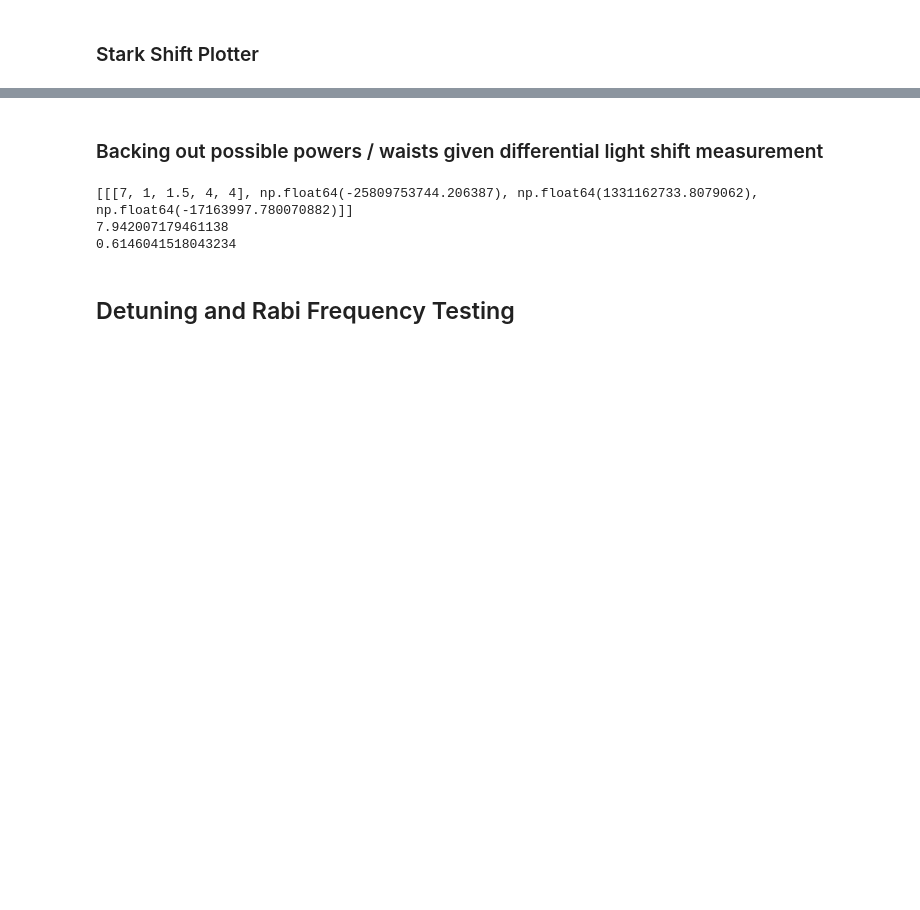
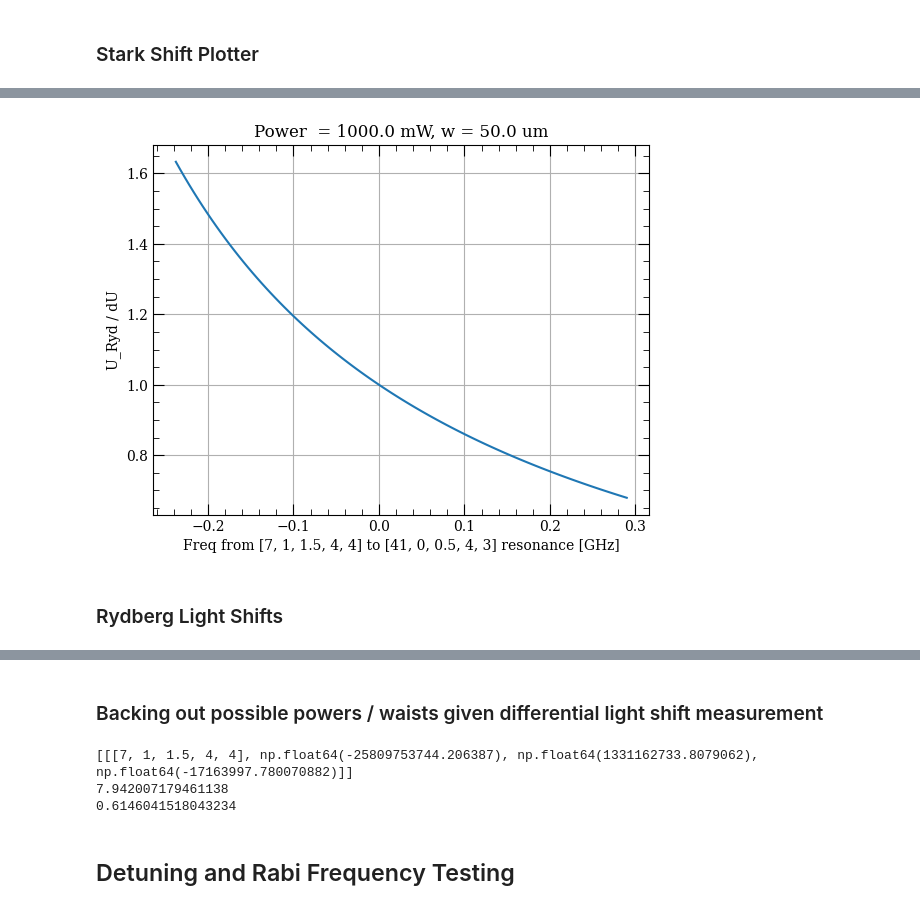
Before and after one commit to npeard/mmwave-calc, a Jupyter notebook: notebooks/ACStarkGeneral.ipynb, the cells around one changed output, grey strips where cells are left out. Drawn from its saved outputs; the diff is of its cells as text; code cells hidden in the pictures; blank space fills up the shorter version.

```diff
--- a/notebooks/ACStarkGeneral.ipynb
+++ b/notebooks/ACStarkGeneral.ipynb
@@ -349,20 +381,26 @@ plt.legend()
 # %%
-wavelengths = np.linspace(1066.65e-9, 1066.66e-9, 101)
+wavelengths = np.linspace(1066.13e-9, 1066.135e-9, 101)
 # wavelengths = [C_c / ((657932.608 + 1)*1e9)]
+# wavelengths = [900e-9]
 P = 1
 w = 50e-6
 q = -1
 
-state1 = [6,0,0.5,4,4]
-state2 = [7,1,1.5,5,5]
+state2 = [6,0,0.5,4,4]
+state1 = [7,1,1.5,4,4]
 
 dUs = []
+dU_ryds = []
 U1s = []
+U1_ryds = []
 U2s = []
 for wavelength in wavelengths:
     U1 = ac_stark(state1, wavelength, P, w, q)
+    U1_ryd = ac_stark(state1, wavelength, P, w, q, basis_restriction = "ryd")
     U2 = ac_stark(state2, wavelength, P, w, q)
     U1s.append(U1 * 1e-6 / (2*np.pi))
+    U1_ryds.append(U1_ryd * 1e-6 / (2*np.pi))
     U2s.append(U2 * 1e-6 / (2*np.pi))
     dUs.append((U1-U2) * 1e-6 / (2*np.pi))
+    dU_ryds.append((U1_ryd-U2) * 1e-6 / (2*np.pi))
 # print(U1s)
@@ -386,0 +473,13 @@ plt.legend()
+# %%
+plt.plot(deltas, np.array(U1_ryds)/np.array(dUs),
+         label = f"dU_Ryd / dU")
+
+plt.xlabel(f"Freq from {state1} to {target_state} resonance [GHz]")
+plt.ylabel("U_Ryd / dU")
+plt.title(f"Power  = {P*1e3} mW, w = {w*1e6} um")
+plt.grid()
+# plt.legend()
+# %% [output]
+[figure, added]
+# %% [markdown]
+### Rydberg Light Shifts
```
Also changed, not shown: parts of 24 cells of this notebook.
